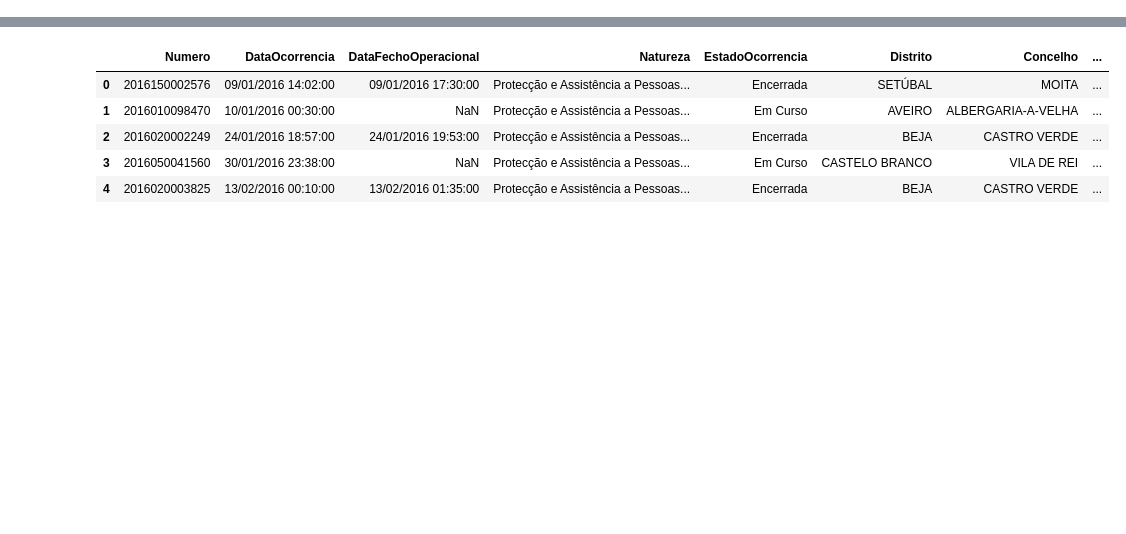
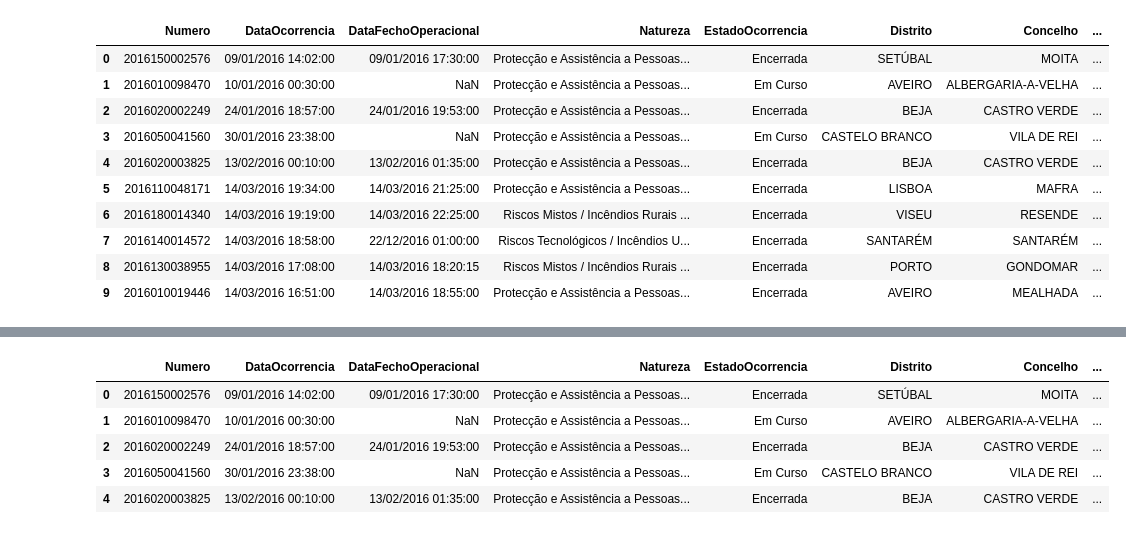
Before and after one commit to reiid00/DatAttack-UP-23, a Jupyter notebook: data-processing.ipynb, the cells around one changed output, grey strips where cells are left out. Saved outputs shown, nothing was run; the diff lists cells and outputs as text; code cells hidden in the pictures; blank space fills up the shorter version.

```diff
--- a/data-processing.ipynb
+++ b/data-processing.ipynb
@@ -2,3 +2,17 @@
 import pandas as pd
 # %%
 anpc = pd.read_csv('data/anpc-2016.csv')
+# %%
+anpc.head(10)
+# %% [output]
+|  | Numero | DataOcorrencia | DataFechoOperacional | Natureza | EstadoOcorrencia | Distrito | Concelho | ... |
+| 0 | 2016150002576 | 09/01/2016 14:02:00 | 09/01/2016 17:30:00 | Protecção e Assistência a Pessoas... | Encerrada | SETÚBAL | MOITA | ... |
+| 1 | 2016010098470 | 10/01/2016 00:30:00 | NaN | Protecção e Assistência a Pessoas... | Em Curso | AVEIRO | ALBERGARIA-A-VELHA | ... |
+| 2 | 2016020002249 | 24/01/2016 18:57:00 | 24/01/2016 19:53:00 | Protecção e Assistência a Pessoas... | Encerrada | BEJA | CASTRO VERDE | ... |
+| 3 | 2016050041560 | 30/01/2016 23:38:00 | NaN | Protecção e Assistência a Pessoas... | Em Curso | CASTELO BRANCO | VILA DE REI | ... |
+| 4 | 2016020003825 | 13/02/2016 00:10:00 | 13/02/2016 01:35:00 | Protecção e Assistência a Pessoas... | Encerrada | BEJA | CASTRO VERDE | ... |
+| 5 | 2016110048171 | 14/03/2016 19:34:00 | 14/03/2016 21:25:00 | Protecção e Assistência a Pessoas... | Encerrada | LISBOA | MAFRA | ... |
+| 6 | 2016180014340 | 14/03/2016 19:19:00 | 14/03/2016 22:25:00 | Riscos Mistos / Incêndios Rurais ... | Encerrada | VISEU | RESENDE | ... |
+| 7 | 2016140014572 | 14/03/2016 18:58:00 | 22/12/2016 01:00:00 | Riscos Tecnológicos / Incêndios U... | Encerrada | SANTARÉM | SANTARÉM | ... |
+| 8 | 2016130038955 | 14/03/2016 17:08:00 | 14/03/2016 18:20:15 | Riscos Mistos / Incêndios Rurais ... | Encerrada | PORTO | GONDOMAR | ... |
+| 9 | 2016010019446 | 14/03/2016 16:51:00 | 14/03/2016 18:55:00 | Protecção e Assistência a Pessoas... | Encerrada | AVEIRO | MEALHADA | ... |
```
Also changed, not shown: parts of 17 cells of this notebook, 2 other files.
